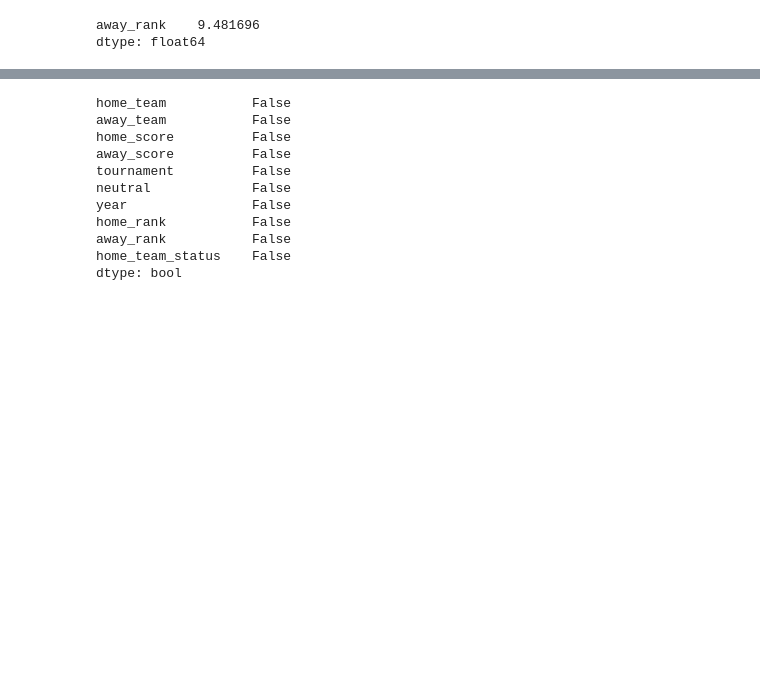
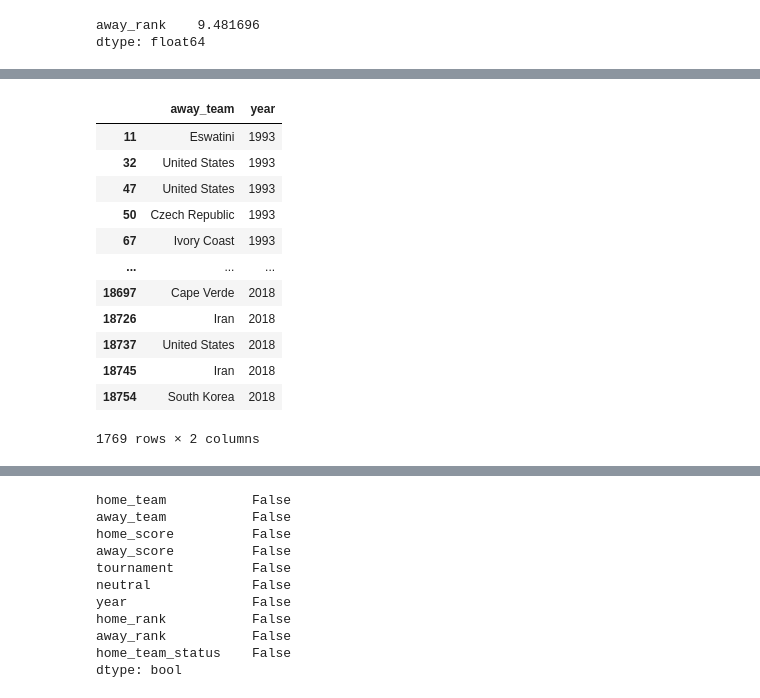
Before and after one commit to Obreintelly/Mchezo_Pesa_Football_Prediction_Analysis, a Jupyter notebook: Mchezo_Pesa_Football_Results_Prediction.ipynb, the cells around one changed output, grey strips where cells are left out. Cells and saved outputs as stored; diff of their text form; code cells hidden in the pictures; blank space fills up the shorter version.

```diff
--- a/Mchezo_Pesa_Football_Results_Prediction.ipynb
+++ b/Mchezo_Pesa_Football_Results_Prediction.ipynb
@@ -606,0 +627,17 @@ dtype: float64
+# %%
+away_year = missing_away_rank[['away_team', 'year']]
+away_year
+# %% [output]
+|  | away_team | year |
+| 11 | Eswatini | 1993 |
+| 32 | United States | 1993 |
+| 47 | United States | 1993 |
+| 50 | Czech Republic | 1993 |
+| 67 | Ivory Coast | 1993 |
+| ... | ... | ... |
+| 18697 | Cape Verde | 2018 |
+| 18726 | Iran | 2018 |
+| 18737 | United States | 2018 |
+| 18745 | Iran | 2018 |
+| 18754 | South Korea | 2018 |
+1769 rows × 2 columns
```
Also changed, not shown: parts of 21 cells of this notebook.
